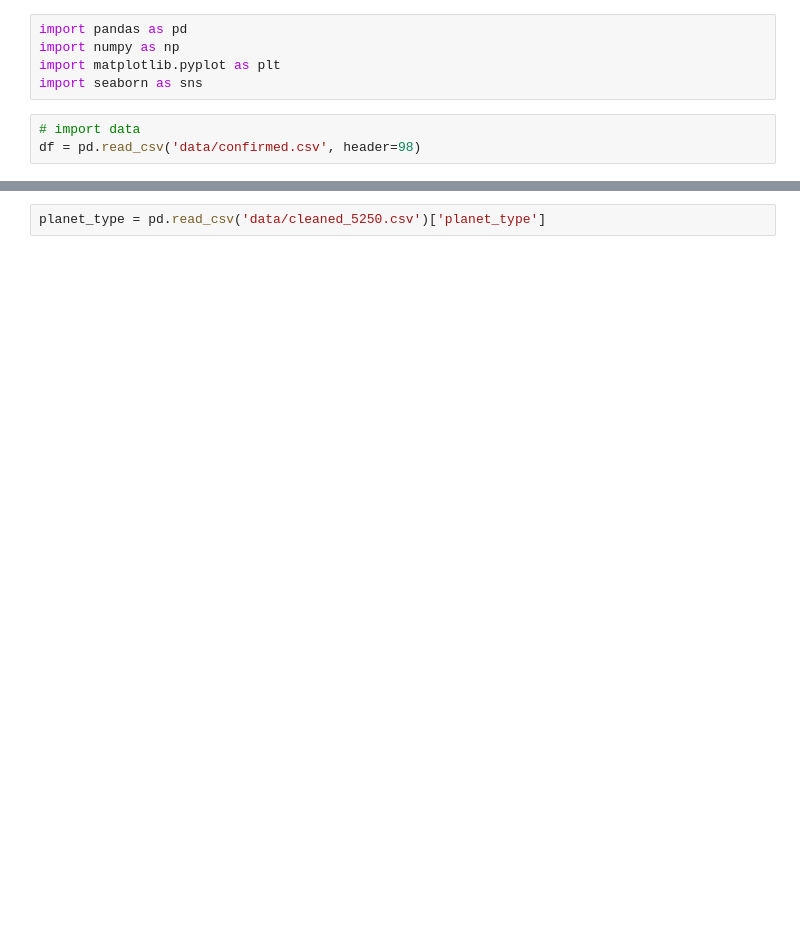
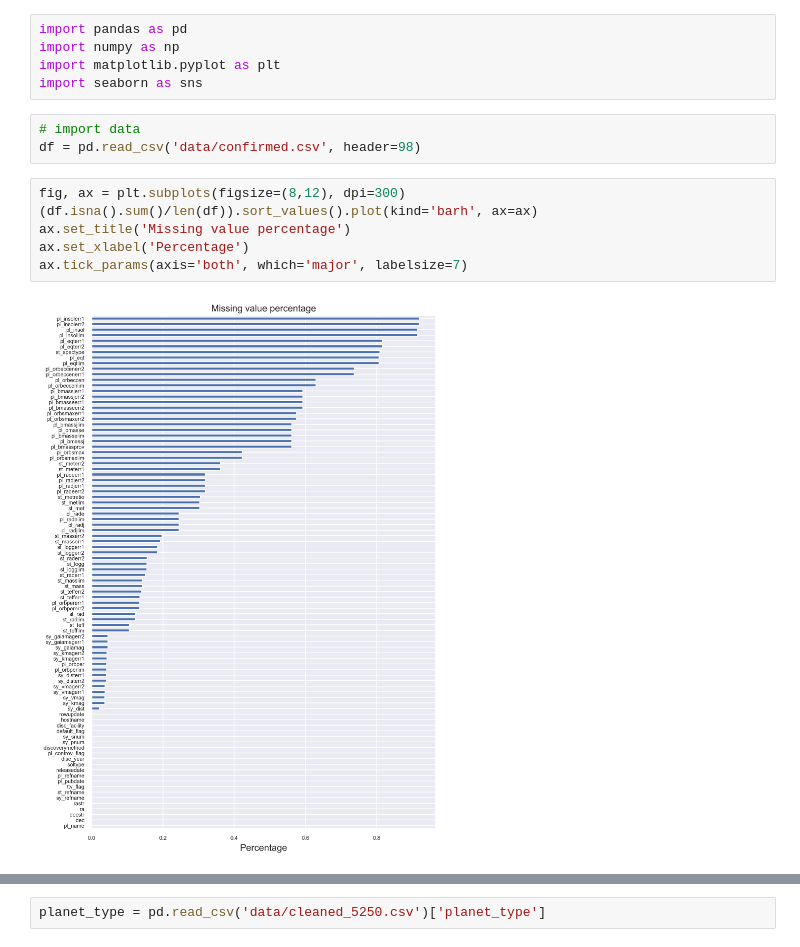
Before and after one commit to Wang-Zhongwei/Exoplanets, a Jupyter notebook: eda.ipynb, the cells around one changed output, grey strips where cells are left out. Saved outputs shown, nothing was run; the diff lists cells and outputs as text; blank space fills up the shorter version.

```diff
--- a/eda.ipynb
+++ b/eda.ipynb
@@ -6,3 +69,11 @@ import seaborn as sns
 # %%
 # import data
 df = pd.read_csv('data/confirmed.csv', header=98)
+# %%
+fig, ax = plt.subplots(figsize=(8,12), dpi=300)
+(df.isna().sum()/len(df)).sort_values().plot(kind='barh', ax=ax)
+ax.set_title('Missing value percentage')
+ax.set_xlabel('Percentage')
+ax.tick_params(axis='both', which='major', labelsize=7)
+# %% [output]
+[figure, added]
```
Also changed, not shown: parts of 18 cells of this notebook, 1 other file.
